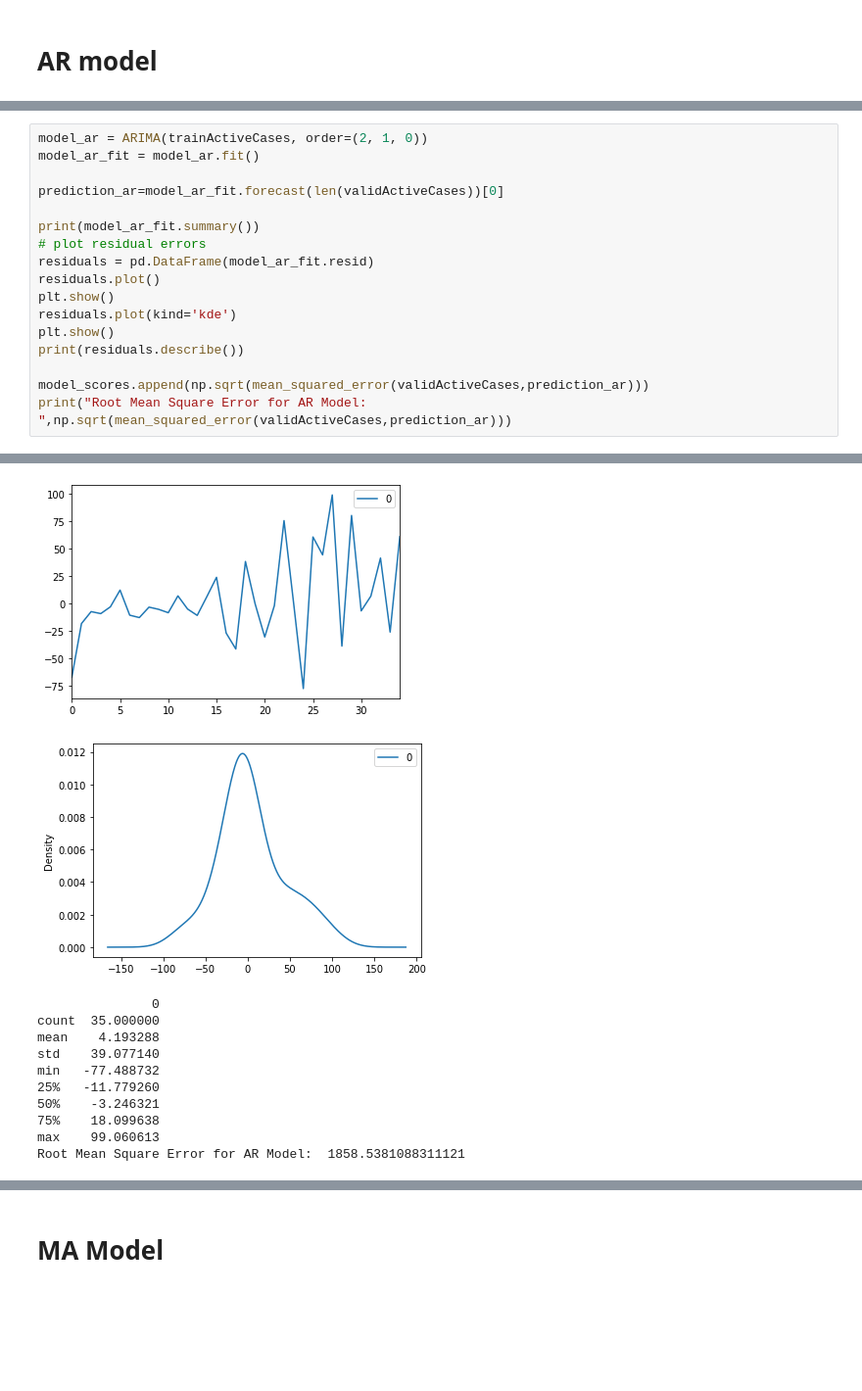
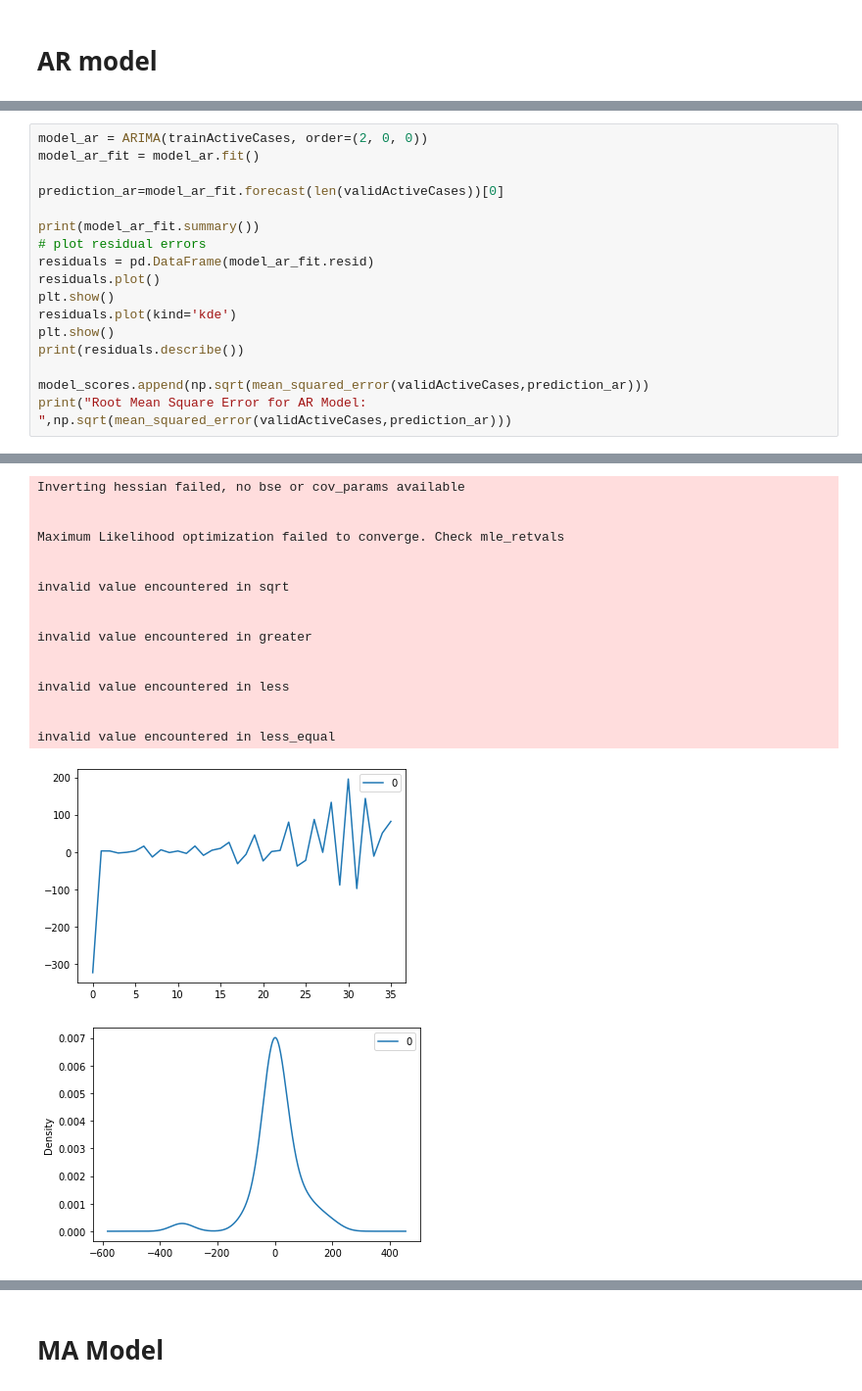
Before and after one commit to sharmi1206/covid-19-analysis, a Jupyter notebook: covid-19-tseries-pred.ipynb, the cells around one changed output, grey strips where cells are left out. Shown at 98% size. Saved outputs shown, nothing was run; the diff lists cells and outputs as text; blank space fills up the shorter version.

```diff
--- a/covid-19-tseries-pred.ipynb
+++ b/covid-19-tseries-pred.ipynb
@@ -880,6 +881,6 @@ from statsmodels.tsa.arima_model import ARIMA
 from statsmodels.graphics.tsaplots import plot_acf,plot_pacf
 # %%
-model_ar = ARIMA(trainActiveCases, order=(2, 1, 0))
+model_ar = ARIMA(trainActiveCases, order=(2, 0, 0))
 model_ar_fit = model_ar.fit()
 
 prediction_ar=model_ar_fit.forecast(len(validActiveCases))[0]
@@ -915,13 +916,19 @@ AR.2           -1.2721           +0.0000j            1.2721            0.5000
 -----------------------------------------------------------------------------
+Inverting hessian failed, no bse or cov_params available
+
+
+Maximum Likelihood optimization failed to converge. Check mle_retvals
+
+
+invalid value encountered in sqrt
+
+
+invalid value encountered in greater
+
+
+invalid value encountered in less
+
+
+invalid value encountered in less_equal
-[figure, old version]
+[figure, new version]
-[figure, old version]
+[figure, new version]
-               0
-count  35.000000
-mean    4.193288
-std    39.077140
-min   -77.488732
-25%   -11.779260
-50%    -3.246321
-75%    18.099638
-max    99.060613
-Root Mean Square Error for AR Model:  1858.5381088311121
```
Also changed, not shown: parts of 71 cells of this notebook.
